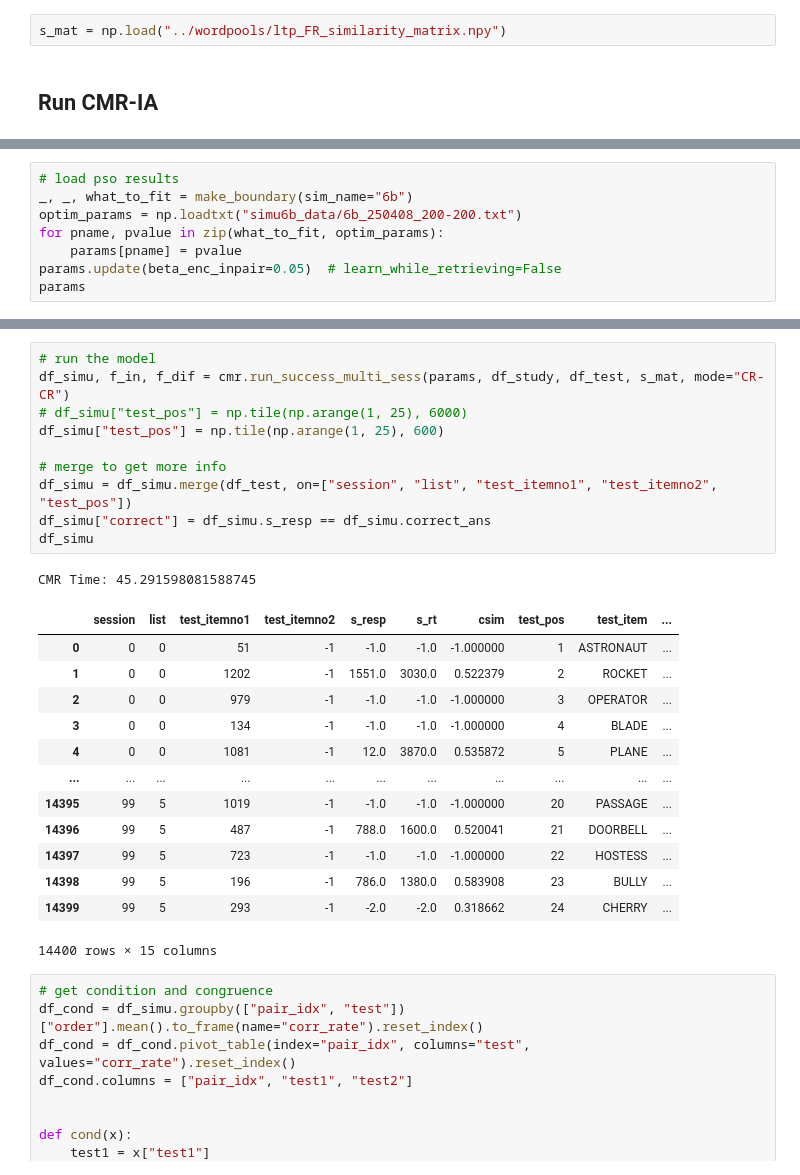
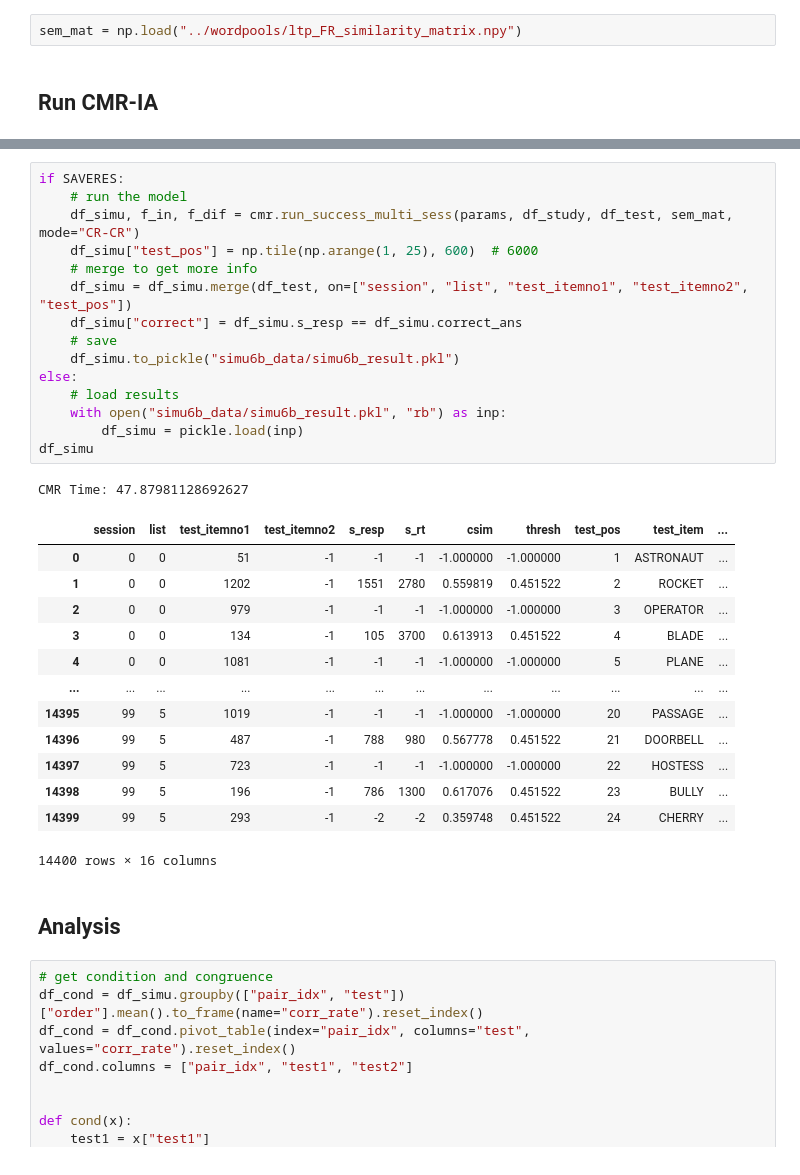
Before and after one commit to pennmem/CMR-IA, a Jupyter notebook: Analysis/simu6b_cr_sym/simu6b_main.ipynb, the cells around one changed output, grey strips where cells are left out. Cells and saved outputs as stored; diff of their text form.

```diff
--- a/Analysis/simu6b_cr_sym/simu6b_main.ipynb
+++ b/Analysis/simu6b_cr_sym/simu6b_main.ipynb
@@ -53,7 +53,7 @@ df_test
 | 14399 | 293 | -1 | CHERRY | 1375 | 1 | 1 | 2 | 5 | 99 | ... |
 14400 rows × 11 columns
 # %%
-s_mat = np.load("../wordpools/ltp_FR_similarity_matrix.npy")
+sem_mat = np.load("../wordpools/ltp_FR_similarity_matrix.npy")
 # %% [markdown]
 ## Run CMR-IA
 # %%
@@ -63,8 +88,0 @@ params.update(learn_while_retrieving=False, nitems_in_accumulator=96, use_new_co
-# %%
-# load pso results
-_, _, what_to_fit = make_boundary(sim_name="6b")
-optim_params = np.loadtxt("simu6b_data/6b_250408_200-200.txt")
-for pname, pvalue in zip(what_to_fit, optim_params):
-    params[pname] = pvalue
-params.update(beta_enc_inpair=0.05)  # learn_while_retrieving=False
-params
@@ -89,28 +110,35 @@ params
 # %%
-# run the model
-df_simu, f_in, f_dif = cmr.run_success_multi_sess(params, df_study, df_test, s_mat, mode="CR-CR")
-# df_simu["test_pos"] = np.tile(np.arange(1, 25), 6000)
-df_simu["test_pos"] = np.tile(np.arange(1, 25), 600)
-
-# merge to get more info
-df_simu = df_simu.merge(df_test, on=["session", "list", "test_itemno1", "test_itemno2", "test_pos"])
-df_simu["correct"] = df_simu.s_resp == df_simu.correct_ans
+if SAVERES:
+    # run the model
+    df_simu, f_in, f_dif = cmr.run_success_multi_sess(params, df_study, df_test, sem_mat, mode="CR-CR")
+    df_simu["test_pos"] = np.tile(np.arange(1, 25), 600)  # 6000
+    # merge to get more info
+    df_simu = df_simu.merge(df_test, on=["session", "list", "test_itemno1", "test_itemno2", "test_pos"])
+    df_simu["correct"] = df_simu.s_resp == df_simu.correct_ans
+    # save
+    df_simu.to_pickle("simu6b_data/simu6b_result.pkl")
+else:
+    # load results
+    with open("simu6b_data/simu6b_result.pkl", "rb") as inp:
+        df_simu = pickle.load(inp)
 df_simu
 # %% [output]
-CMR Time: 45.291598081588745
+CMR Time: 47.87981128692627
-|  | session | list | test_itemno1 | test_itemno2 | s_resp | s_rt | csim | test_pos | test_item | ... |
-| 0 | 0 | 0 | 51 | -1 | -1.0 | -1.0 | -1.000000 | 1 | ASTRONAUT | ... |
-| 1 | 0 | 0 | 1202 | -1 | 1551.0 | 3030.0 | 0.522379 | 2 | ROCKET | ... |
-| 2 | 0 | 0 | 979 | -1 | -1.0 | -1.0 | -1.000000 | 3 | OPERATOR | ... |
-| 3 | 0 | 0 | 134 | -1 | -1.0 | -1.0 | -1.000000 | 4 | BLADE | ... |
-| 4 | 0 | 0 | 1081 | -1 | 12.0 | 3870.0 | 0.535872 | 5 | PLANE | ... |
-| ... | ... | ... | ... | ... | ... | ... | ... | ... | ... | ... |
-| 14395 | 99 | 5 | 1019 | -1 | -1.0 | -1.0 | -1.000000 | 20 | PASSAGE | ... |
-| 14396 | 99 | 5 | 487 | -1 | 788.0 | 1600.0 | 0.520041 | 21 | DOORBELL | ... |
-| 14397 | 99 | 5 | 723 | -1 | -1.0 | -1.0 | -1.000000 | 22 | HOSTESS | ... |
-| 14398 | 99 | 5 | 196 | -1 | 786.0 | 1380.0 | 0.583908 | 23 | BULLY | ... |
-| 14399 | 99 | 5 | 293 | -1 | -2.0 | -2.0 | 0.318662 | 24 | CHERRY | ... |
+|  | session | list | test_itemno1 | test_itemno2 | s_resp | s_rt | csim | thresh | test_pos | test_item | ... |
+| 0 | 0 | 0 | 51 | -1 | -1 | -1 | -1.000000 | -1.000000 | 1 | ASTRONAUT | ... |
+| 1 | 0 | 0 | 1202 | -1 | 1551 | 2780 | 0.559819 | 0.451522 | 2 | ROCKET | ... |
+| 2 | 0 | 0 | 979 | -1 | -1 | -1 | -1.000000 | -1.000000 | 3 | OPERATOR | ... |
+| 3 | 0 | 0 | 134 | -1 | 105 | 3700 | 0.613913 | 0.451522 | 4 | BLADE | ... |
+| 4 | 0 | 0 | 1081 | -1 | -1 | -1 | -1.000000 | -1.000000 | 5 | PLANE | ... |
+| ... | ... | ... | ... | ... | ... | ... | ... | ... | ... | ... | ... |
+| 14395 | 99 | 5 | 1019 | -1 | -1 | -1 | -1.000000 | -1.000000 | 20 | PASSAGE | ... |
+| 14396 | 99 | 5 | 487 | -1 | 788 | 980 | 0.567778 | 0.451522 | 21 | DOORBELL | ... |
+| 14397 | 99 | 5 | 723 | -1 | -1 | -1 | -1.000000 | -1.000000 | 22 | HOSTESS | ... |
+| 14398 | 99 | 5 | 196 | -1 | 786 | 1300 | 0.617076 | 0.451522 | 23 | BULLY | ... |
+| 14399 | 99 | 5 | 293 | -1 | -2 | -2 | 0.359748 | 0.451522 | 24 | CHERRY | ... |
-14400 rows × 15 columns
+14400 rows × 16 columns
+# %% [markdown]
+## Analysis
 # %%
 # get condition and congruence
 df_cond = df_simu.groupby(["pair_idx", "test"])["order"].mean().to_frame(name="corr_rate").reset_index()
```
Also changed, not shown: parts of 16 cells of this notebook, 26 other files.
